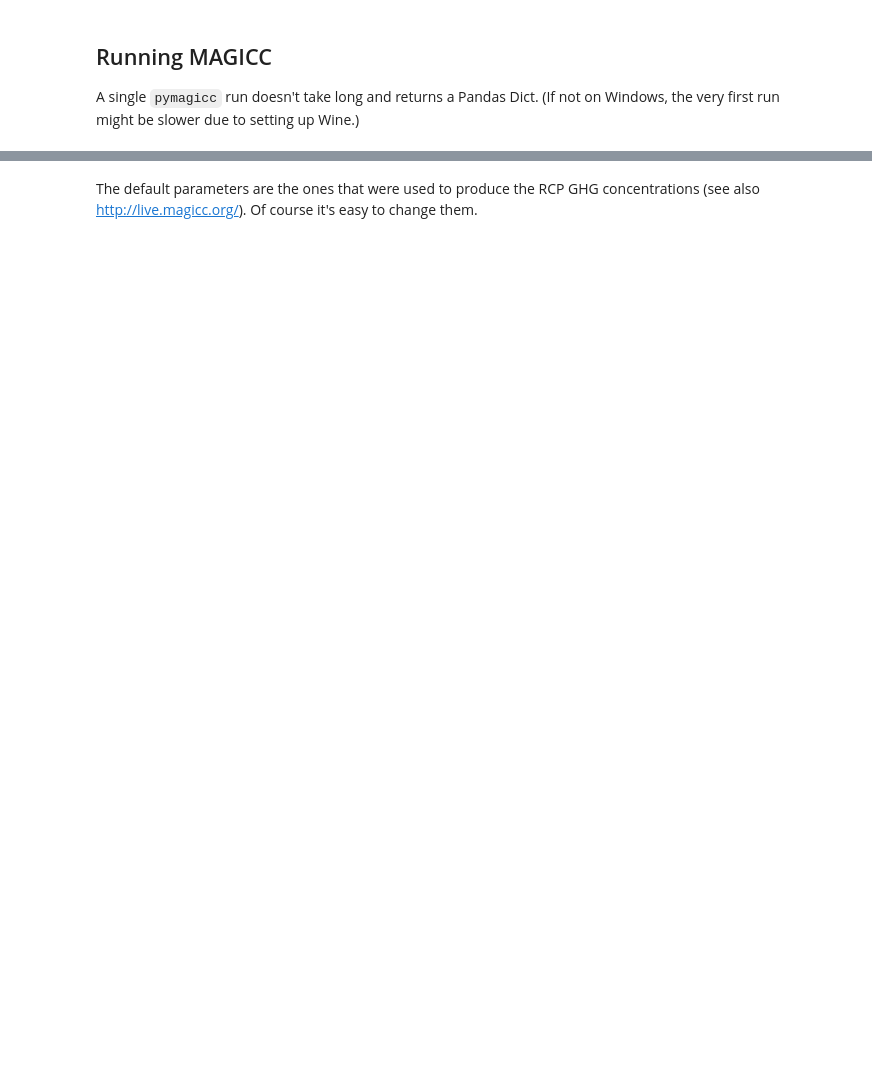
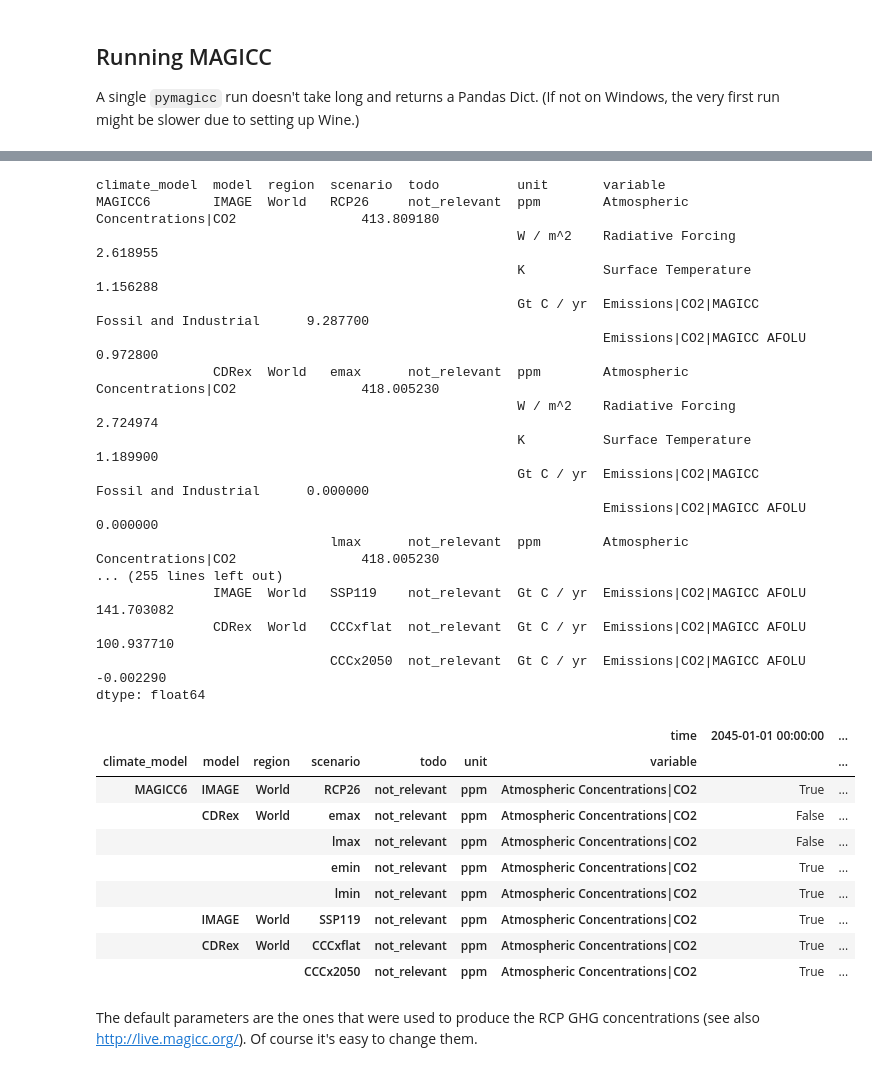
Before and after one commit to hsbay/cdrmex, a Jupyter notebook: ONCtests.ipynb, the cells around one changed output, grey strips where cells are left out. Saved outputs shown, nothing was run; the diff lists cells and outputs as text; code cells hidden in the pictures; blank space fills up the shorter version.

```diff
--- a/ONCtests.ipynb
+++ b/ONCtests.ipynb
@@ -241,3 +308,49 @@ for n, var in enumerate(vars):
+# %%
+for var in vars,ems_ff:
+    print(res.filter(variable = var,region='World').timeseries().loc[:,datetime(2020,1,1)])
+    print(res.filter(variable = var,region='World').timeseries().loc[:,datetime(2050,1,1)])
+    print(res.filter(variable = var,region='World').timeseries().loc[:,datetime(2100,1,1)])
+    print(res.filter(variable = var,region='World').timeseries().loc[:,datetime(2500,1,1)])
+
+print("Cumulative CO₂ 1750 to 2020")
+print(res.filter(variable=ems_ff,region='World').timeseries().loc[:,datetime(1750,1,1):datetime(2020,1,1)].sum(axis=1))
+print(res.filter(variable=ems_luc,region='World').timeseries().loc[:,datetime(1750,1,1):datetime(2020,1,1)].sum(axis=1))
+print("Cumulative CO₂ 1750 to 2050")
+print(res.filter(variable=ems_ff,region='World').timeseries().loc[:,datetime(1750,1,1):datetime(2050,1,1)].sum(axis=1))
+print(res.filter(variable=ems_luc,region='World').timeseries().loc[:,datetime(1750,1,1):datetime(2050,1,1)].sum(axis=1))
+print("Cumulative CO₂ 1750 to 2100")
+print(res.filter(variable=ems_ff,region='World').timeseries().loc[:,datetime(1750,1,1):datetime(2100,1,1)].sum(axis=1))
+print(res.filter(variable=ems_luc,region='World').timeseries().loc[:,datetime(1750,1,1):datetime(2100,1,1)].sum(axis=1))
+res.filter(variable = "Atmospheric Concentrations|CO2",region="World").timeseries().loc[:,datetime(2045,1,1):datetime(2052,1,1)] >= 300
+#res.filter(variable = "Atmospheric Concentrations|CO2",region="World").timeseries().loc[:,datetime(1909,1,1):datetime(1920,1,1)] >= 299
+# %% [output]
+climate_model  model  region  scenario  todo          unit       variable
+MAGICC6        IMAGE  World   RCP26     not_relevant  ppm        Atmospheric Concentrations|CO2                413.809180
+                                                      W / m^2    Radiative Forcing                               2.618955
+                                                      K          Surface Temperature                             1.156288
+                                                      Gt C / yr  Emissions|CO2|MAGICC Fossil and Industrial      9.287700
+                                                                 Emissions|CO2|MAGICC AFOLU                      0.972800
+               CDRex  World   emax      not_relevant  ppm        Atmospheric Concentrations|CO2                418.005230
+                                                      W / m^2    Radiative Forcing                               2.724974
+                                                      K          Surface Temperature                             1.189900
+                                                      Gt C / yr  Emissions|CO2|MAGICC Fossil and Industrial      0.000000
+                                                                 Emissions|CO2|MAGICC AFOLU                      0.000000
+                              lmax      not_relevant  ppm        Atmospheric Concentrations|CO2                418.005230
+... (255 lines left out)
+               IMAGE  World   SSP119    not_relevant  Gt C / yr  Emissions|CO2|MAGICC AFOLU    141.703082
+               CDRex  World   CCCxflat  not_relevant  Gt C / yr  Emissions|CO2|MAGICC AFOLU    100.937710
+                              CCCx2050  not_relevant  Gt C / yr  Emissions|CO2|MAGICC AFOLU     -0.002290
+dtype: float64
+|  |  |  |  |  |  | time | 2045-01-01 00:00:00 | ... |
+| climate_model | model | region | scenario | todo | unit | variable |  | ... |
+| MAGICC6 | IMAGE | World | RCP26 | not_relevant | ppm | Atmospheric Concentrations|CO2 | True | ... |
+|  | CDRex | World | emax | not_relevant | ppm | Atmospheric Concentrations|CO2 | False | ... |
+|  |  |  | lmax | not_relevant | ppm | Atmospheric Concentrations|CO2 | False | ... |
+|  |  |  | emin | not_relevant | ppm | Atmospheric Concentrations|CO2 | True | ... |
+|  |  |  | lmin | not_relevant | ppm | Atmospheric Concentrations|CO2 | True | ... |
+|  | IMAGE | World | SSP119 | not_relevant | ppm | Atmospheric Concentrations|CO2 | True | ... |
+|  | CDRex | World | CCCxflat | not_relevant | ppm | Atmospheric Concentrations|CO2 | True | ... |
+|  |  |  | CCCx2050 | not_relevant | ppm | Atmospheric Concentrations|CO2 | True | ... |
 # %% [markdown]
 The default parameters are the ones that were used to produce the RCP GHG concentrations (see also http://live.magicc.org/). Of course it's easy to change them.
 # %%
```
Also changed, not shown: parts of 21 cells of this notebook.
